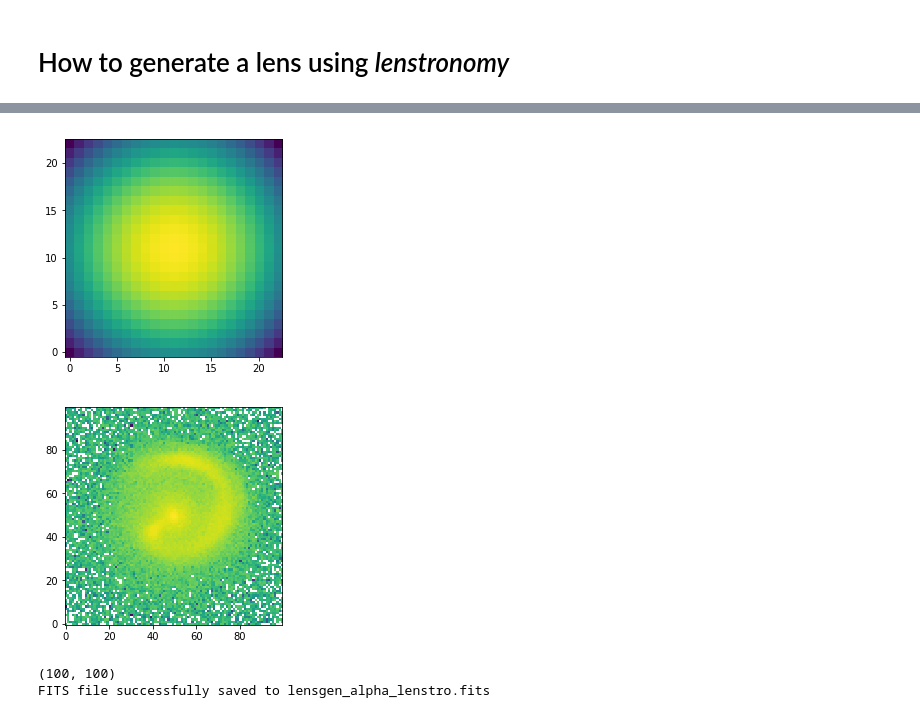
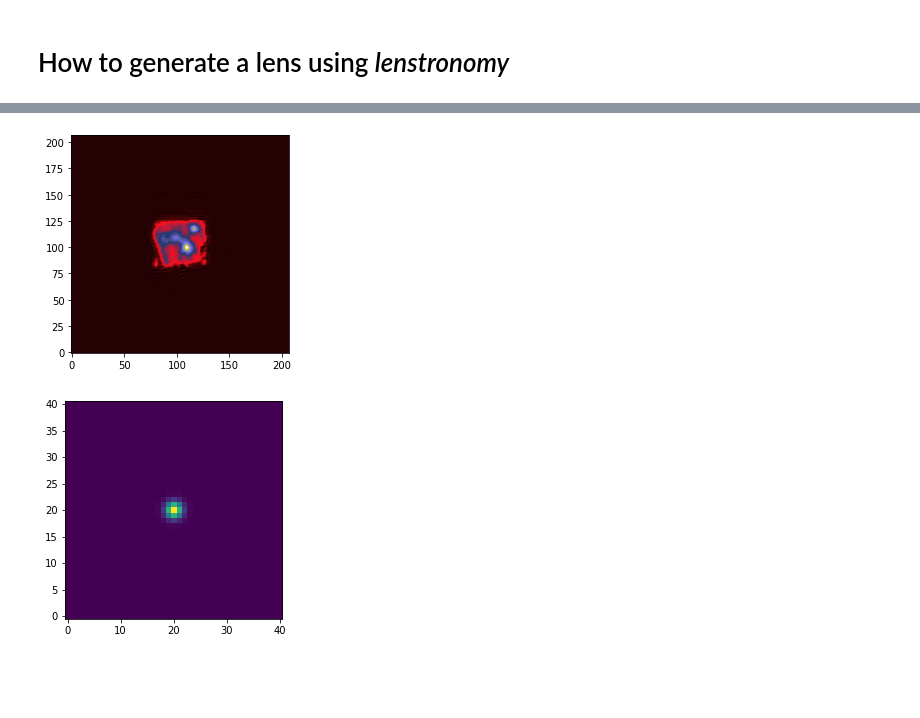
Before and after one commit to aymgal/GravLensGen, a Jupyter notebook: Notebooks/lens_gen_lenstronomy.ipynb, the cells around one changed output, grey strips where cells are left out. Cells and saved outputs as stored; diff of their text form; code cells hidden in the pictures; blank space fills up the shorter version.

```diff
--- a/Notebooks/lens_gen_lenstronomy.ipynb
+++ b/Notebooks/lens_gen_lenstronomy.ipynb
@@ -42,9 +28,14 @@ plt.show()
 # %%
-# data specifics
-background_rms = 0.5  # background noise per pixel
-exp_time = 100  # exposure time (arbitrary units, flux per pixel is in units #photons/exp_time unit)
-num_pix = 100  # cutout pixel size
-delta_pix = 0.05  # pixel size in arcsec (area per pixel = deltaPix**2)
-psf_fwhm = 0.1  # full width half max of PSF
+background_rms = 0.01  # background noise per pixel
+#exp_time = 10000 # 100  # exposure time (arbitrary units, flux per pixel is in units #photons/exp_time unit)
 
-delta_pix_source_image = num_pix / len(source_image) * delta_pix
+num_pix = 69
+delta_pix = 0.08
+source_amp = 200
+
+psf_num_pix = 41
+psf_fwhm = 0.2
+
+supersampling_res_sim = 3
+num_pix_source = int(num_pix * supersampling_res_sim)
+delta_pix_source = delta_pix / supersampling_res_sim
@@ -51 +62,13 @@ delta_pix_source_image = num_pix / len(source_image) * delta_pix
+# %%
+# generate the source from galsim
+galsim_index = 31
+galsim_scale = 1
+source_image, _ = galsim_util.get_galsim_image(index=galsim_index, image_size=num_pix_source,
+                                               pixel_size=delta_pix_source, image_scale=galsim_scale)
+source_image /= source_image.max() # standardize image
+
+plt.imshow(source_image, origin='lower', cmap='gist_stern')
+plt.show()
+# %% [output]
+[figure, added]
 # %%
@@ -111,13 +130,10 @@ kwargs_data['image_data'] = image_sim
 data_class.update_data(image_sim)
 # %%
-plt.imshow(np.log10(psf_class.kernel_point_source), origin='lower')
+plt.imshow(psf_class.kernel_point_source, origin='lower')
 plt.show()
-
-plt.imshow(np.log10(image_sim), origin='lower')
 plt.show()
 # %% [output]
-[figure, old version]
+[figure, new version]
-[figure, removed]
 # %%
 # get the source surface brightness only, in source or image plane
 image_sim_source_delensed = imageModel.source_surface_brightness(kwargs_source, kwargs_lens=kwargs_lens,
@@ -131,13 +147,3 @@ x_grid1d = lenstro_util.image2array(x_grid)
 y_grid1d = lenstro_util.image2array(y_grid)
 kappa_result1d = lens_model_class.kappa(x_grid1d, y_grid1d, kwargs_lens)
 kappa_result = lenstro_util.array2image(kappa_result1d)
-# %%
-# get the deflection angles
-alpha_x1d, alpha_y1d = lens_model_class.alpha(x_grid1d, y_grid1d, kwargs_lens)
-alpha_x = lenstro_util.array2image(alpha_x1d)
-alpha_y = lenstro_util.array2image(alpha_y1d)
-print(alpha_x.shape)
-save_fits([alpha_x, alpha_y], 'lensgen_alpha_lenstro.fits')
-# %% [output]
-(100, 100)
-FITS file successfully saved to lensgen_alpha_lenstro.fits
```
Also changed, not shown: parts of 9 cells of this notebook, 4 other files.
